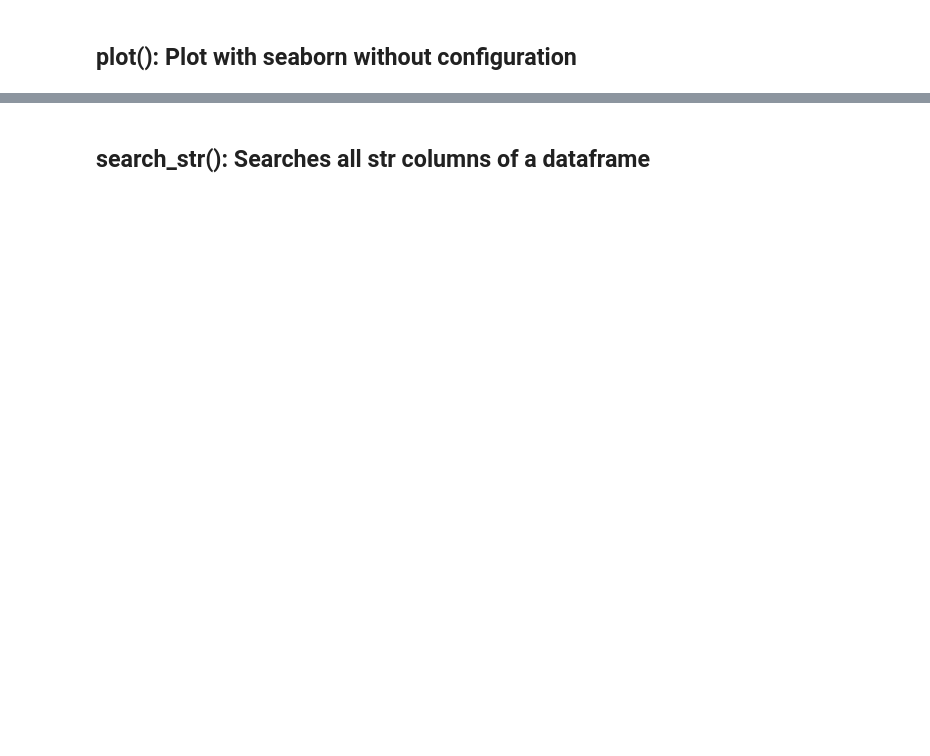
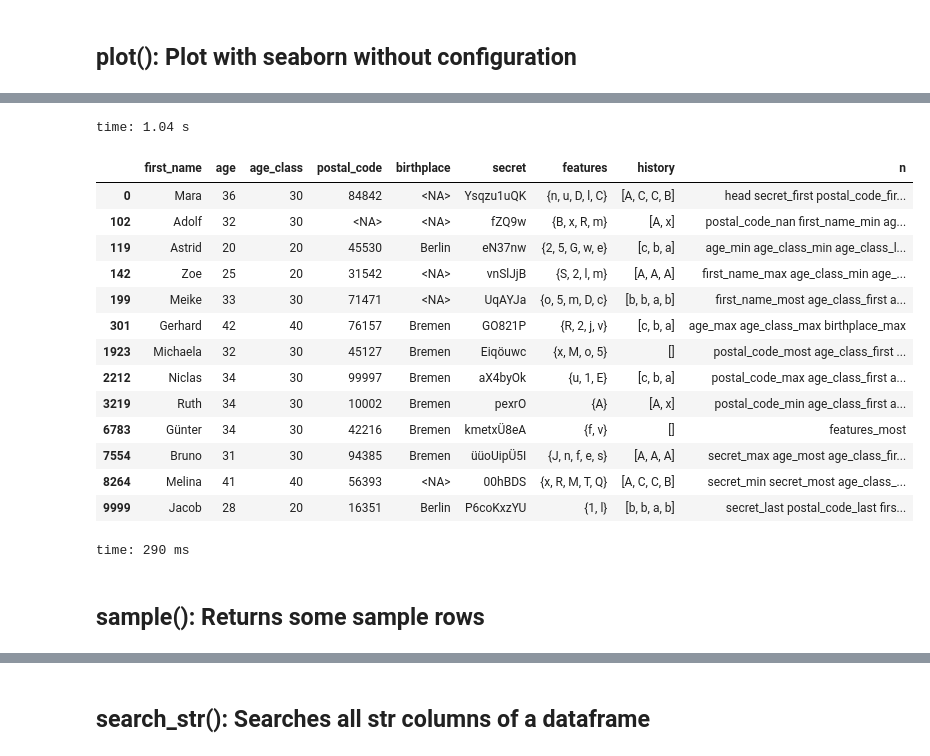
Before and after one commit to djekra/pandasklar, a Jupyter notebook: jupyter/12_Review_and_Visualize.ipynb, the cells around one changed output, grey strips where cells are left out. Cells and saved outputs as stored; diff of their text form; code cells hidden in the pictures; blank space fills up the shorter version.

```diff
--- a/jupyter/12_Review_and_Visualize.ipynb
+++ b/jupyter/12_Review_and_Visualize.ipynb
@@ -114,3 +135,34 @@ time: 266 ms
+# %%
+# create test data
+
+size = 10000 #00
+df6 = pak.people(size)
+df5 = df6.head(int(size/10))
+df4 = df6.head(int(size/100))
+df3 = df6.head(int(size/1000))
+# %% [output]
+time: 1.04 s
+# %%
+a = pak.specials(df6, indicator='n')
+a
+# %% [output]
+|  | first_name | age | age_class | postal_code | birthplace | secret | features | history | n |
+| 0 | Mara | 36 | 30 | 84842 | <NA> | Ysqzu1uQK | {n, u, D, l, C} | [A, C, C, B] | head secret_first postal_code_fir... |
+| 102 | Adolf | 32 | 30 | <NA> | <NA> | fZQ9w | {B, x, R, m} | [A, x] | postal_code_nan first_name_min ag... |
+| 119 | Astrid | 20 | 20 | 45530 | Berlin | eN37nw | {2, 5, G, w, e} | [c, b, a] | age_min age_class_min age_class_l... |
+| 142 | Zoe | 25 | 20 | 31542 | <NA> | vnSlJjB | {S, 2, l, m} | [A, A, A] | first_name_max age_class_min age_... |
+| 199 | Meike | 33 | 30 | 71471 | <NA> | UqAYJa | {o, 5, m, D, c} | [b, b, a, b] | first_name_most age_class_first a... |
+| 301 | Gerhard | 42 | 40 | 76157 | Bremen | GO821P | {R, 2, j, v} | [c, b, a] | age_max age_class_max birthplace_max |
+| 1923 | Michaela | 32 | 30 | 45127 | Bremen | Eiqöuwc | {x, M, o, 5} | [] | postal_code_most age_class_first ... |
+| 2212 | Niclas | 34 | 30 | 99997 | Bremen | aX4byOk | {u, 1, E} | [c, b, a] | postal_code_max age_class_first a... |
+| 3219 | Ruth | 34 | 30 | 10002 | Bremen | pexrO | {A} | [A, x] | postal_code_min age_class_first a... |
+| 6783 | Günter | 34 | 30 | 42216 | Bremen | kmetxÜ8eA | {f, v} | [] | features_most |
+| 7554 | Bruno | 31 | 30 | 94385 | Bremen | üüoUipÜ5I | {J, n, f, e, s} | [A, A, A] | secret_max age_most age_class_fir... |
+| 8264 | Melina | 41 | 40 | 56393 | <NA> | 00hBDS | {x, R, M, T, Q} | [A, C, C, B] | secret_min secret_most age_class_... |
+| 9999 | Jacob | 28 | 20 | 16351 | Berlin | P6coKxzYU | {1, l} | [b, b, a, b] | secret_last postal_code_last firs... |
+time: 290 ms
+# %% [markdown]
+## sample(): Returns some sample rows
 # %%
 ?pak.sample
 # %% [output]
```
Also changed, not shown: parts of 46 cells of this notebook, 30 other files.
